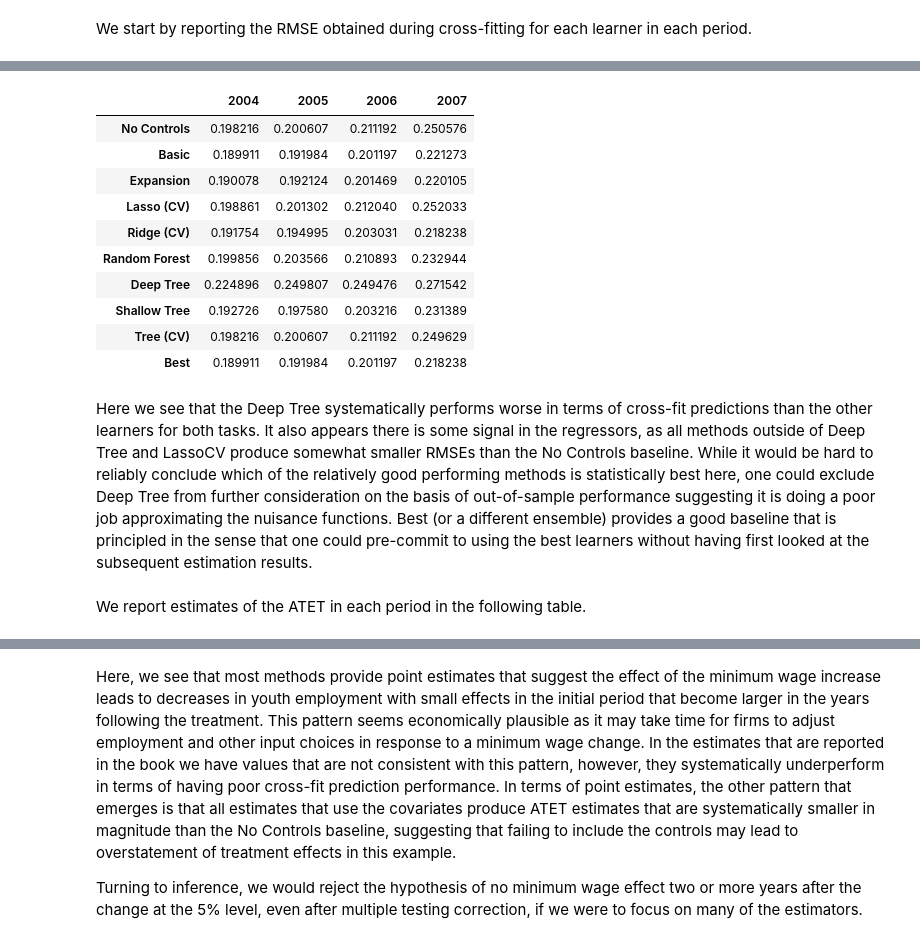
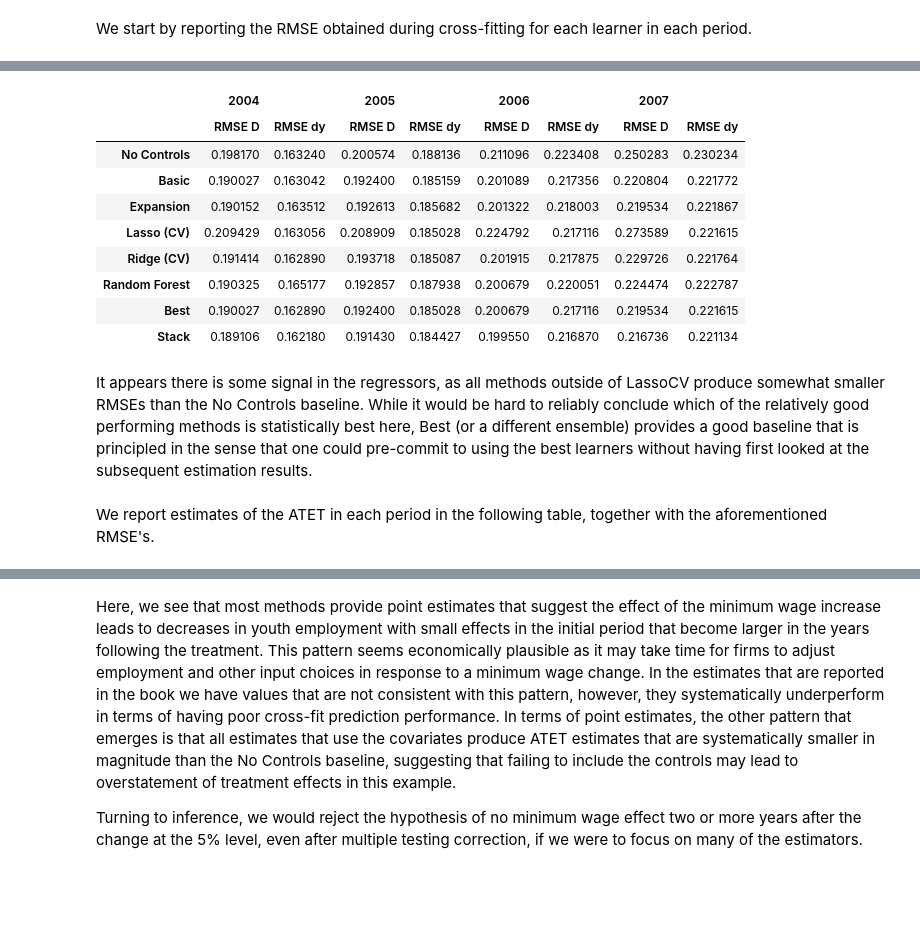
Before and after one commit to CausalAIBook/MetricsMLNotebooks, a Jupyter notebook: T/T-3 Diff-in-Diff Minimum Wage Example.ipynb, the cells around one changed output, grey strips where cells are left out. Drawn from its saved outputs; the diff is of its cells as text; code cells hidden in the pictures; blank space fills up the shorter version.

```diff
--- a/T/T-3 Diff-in-Diff Minimum Wage Example.ipynb
+++ b/T/T-3 Diff-in-Diff Minimum Wage Example.ipynb
@@ -278,22 +316,21 @@ table1y
-# %%
-table1d = pd.DataFrame(RMSE_d.T, columns = ["2004","2005","2006","2007"],
-                       index = ["No Controls", "Basic", "Expansion", "Lasso (CV)", "Ridge (CV)",
-                                "Random Forest","Deep Tree", "Shallow Tree", "Tree (CV)", "Best"])
-
-table1d
-# %% [output]
-|  | 2004 | 2005 | 2006 | 2007 |
-| No Controls | 0.198216 | 0.200607 | 0.211192 | 0.250576 |
-| Basic | 0.189911 | 0.191984 | 0.201197 | 0.221273 |
-| Expansion | 0.190078 | 0.192124 | 0.201469 | 0.220105 |
-| Lasso (CV) | 0.198861 | 0.201302 | 0.212040 | 0.252033 |
-| Ridge (CV) | 0.191754 | 0.194995 | 0.203031 | 0.218238 |
-| Random Forest | 0.199856 | 0.203566 | 0.210893 | 0.232944 |
-| Deep Tree | 0.224896 | 0.249807 | 0.249476 | 0.271542 |
-| Shallow Tree | 0.192726 | 0.197580 | 0.203216 | 0.231389 |
-| Tree (CV) | 0.198216 | 0.200607 | 0.211192 | 0.249629 |
-| Best | 0.189911 | 0.191984 | 0.201197 | 0.218238 |
+# %%
+table1 = pd.concat({'RMSE dy': pd.DataFrame(RMSE_y),
+                    'RMSE D': pd.DataFrame(RMSE_d)}, axis=1)
+table1 = table1.swaplevel(0, 1, axis=1)
+table1 = table1.sort_index(axis=1)
+table1
+# %% [output]
+|  | 2004 |  | 2005 |  | 2006 |  | 2007 |  |
+|  | RMSE D | RMSE dy | RMSE D | RMSE dy | RMSE D | RMSE dy | RMSE D | RMSE dy |
+| No Controls | 0.198170 | 0.163240 | 0.200574 | 0.188136 | 0.211096 | 0.223408 | 0.250283 | 0.230234 |
+| Basic | 0.190027 | 0.163042 | 0.192400 | 0.185159 | 0.201089 | 0.217356 | 0.220804 | 0.221772 |
+| Expansion | 0.190152 | 0.163512 | 0.192613 | 0.185682 | 0.201322 | 0.218003 | 0.219534 | 0.221867 |
+| Lasso (CV) | 0.209429 | 0.163056 | 0.208909 | 0.185028 | 0.224792 | 0.217116 | 0.273589 | 0.221615 |
+| Ridge (CV) | 0.191414 | 0.162890 | 0.193718 | 0.185087 | 0.201915 | 0.217875 | 0.229726 | 0.221764 |
+| Random Forest | 0.190325 | 0.165177 | 0.192857 | 0.187938 | 0.200679 | 0.220051 | 0.224474 | 0.222787 |
+| Best | 0.190027 | 0.162890 | 0.192400 | 0.185028 | 0.200679 | 0.217116 | 0.219534 | 0.221615 |
+| Stack | 0.189106 | 0.162180 | 0.191430 | 0.184427 | 0.199550 | 0.216870 | 0.216736 | 0.221134 |
 # %% [markdown]
-Here we see that the Deep Tree systematically performs worse in terms of cross-fit predictions than the other learners for both tasks. It also appears there is some signal in the regressors, as all methods outside of Deep Tree and LassoCV produce somewhat smaller RMSEs than the No Controls baseline. While it would be hard to reliably conclude which of the relatively good performing methods is statistically best here, one could exclude Deep Tree from further consideration on the basis of out-of-sample performance suggesting it is doing a poor job approximating the nuisance functions. Best (or a different ensemble) provides a good baseline that is principled in the sense that one could pre-commit to using the best learners without having first looked at the subsequent estimation results.
+It appears there is some signal in the regressors, as all methods outside of  LassoCV produce somewhat smaller RMSEs than the No Controls baseline. While it would be hard to reliably conclude which of the relatively good performing methods is statistically best here, Best (or a different ensemble) provides a good baseline that is principled in the sense that one could pre-commit to using the best learners without having first looked at the subsequent estimation results.
 # %% [markdown]
-We report estimates of the ATET in each period in the following table.
+We report estimates of the ATET in each period in the following table, together with the aforementioned RMSE's.
```
Also changed, not shown: parts of 46 cells of this notebook.
